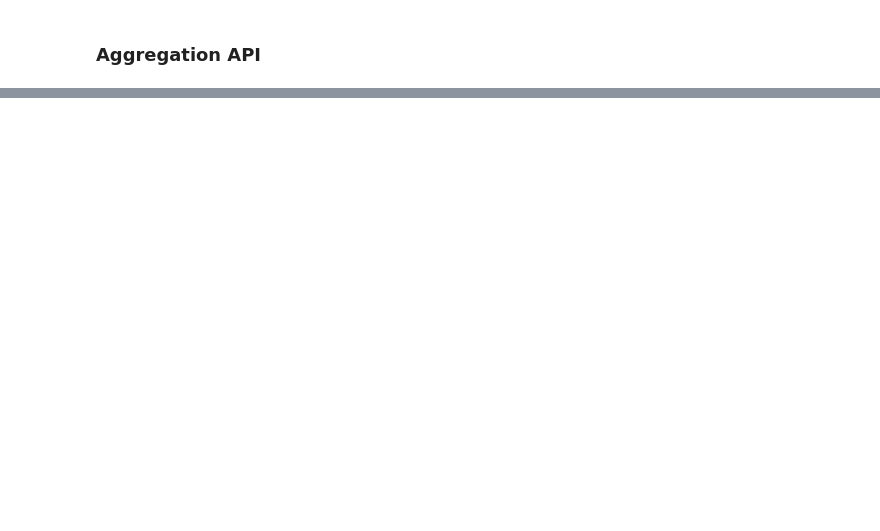
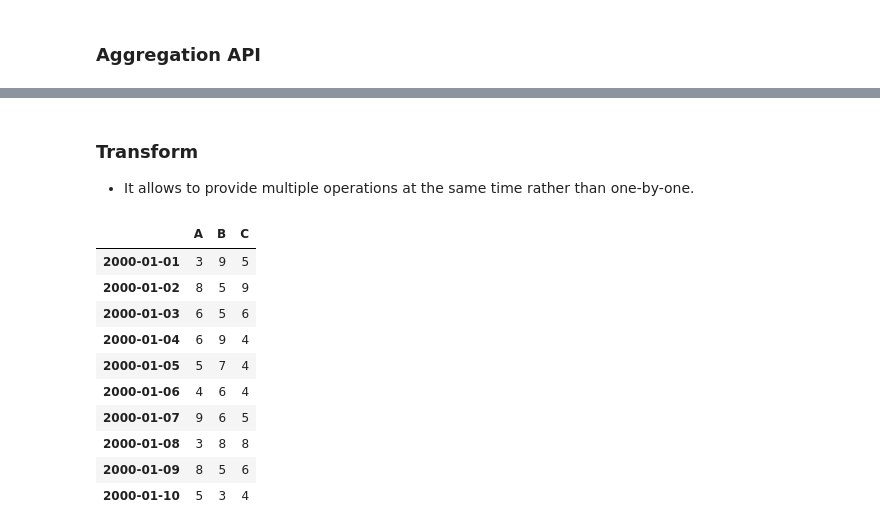
Before and after one commit to KumudithaSilva/pandas-data-science, a Jupyter notebook: Essential_Basis/essential_basis.ipynb, the cells around one changed output, grey strips where cells are left out. Drawn from its saved outputs; the diff is of its cells as text; code cells hidden in the pictures; blank space fills up the shorter version.

Commit message:
added transform

```diff
--- a/Essential_Basis/essential_basis.ipynb
+++ b/Essential_Basis/essential_basis.ipynb
@@ -341,0 +332,23 @@ df_apply.agg(['sum', 'max', 'min'], axis=0).T
+# %% [markdown]
+### Transform
+
+- It allows to provide multiple operations at the same time rather than one-by-one.
+# %%
+tsdf = pd.DataFrame(
+    np.random.randint(3, 10, (10, 3)),
+    columns=["A", "B", "C"],
+    index=pd.date_range("1/1/2000", periods=10)
+)
+tsdf
+# %% [output]
+|  | A | B | C |
+| 2000-01-01 | 3 | 9 | 5 |
+| 2000-01-02 | 8 | 5 | 9 |
+| 2000-01-03 | 6 | 5 | 6 |
+| 2000-01-04 | 6 | 9 | 4 |
+| 2000-01-05 | 5 | 7 | 4 |
+| 2000-01-06 | 4 | 6 | 4 |
+| 2000-01-07 | 9 | 6 | 5 |
+| 2000-01-08 | 3 | 8 | 8 |
+| 2000-01-09 | 8 | 5 | 6 |
+| 2000-01-10 | 5 | 3 | 4 |
```
Also changed, not shown: parts of 20 cells of this notebook.
